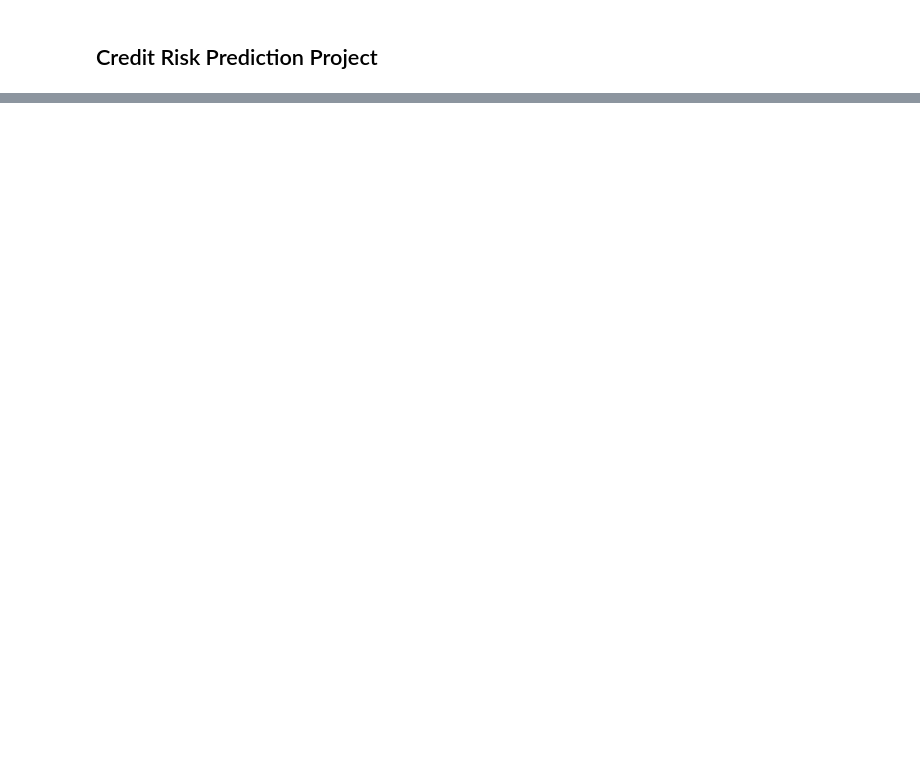
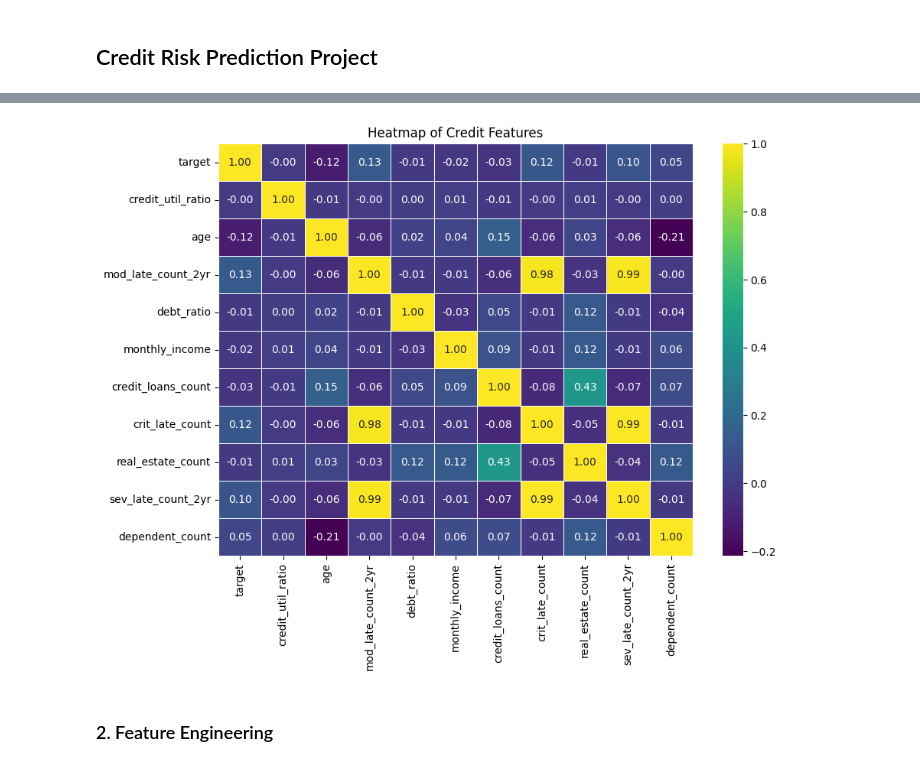
Before and after one commit to nb488/Credit-Risk-Prediction-Project, a Jupyter notebook: main.ipynb, the cells around one changed output, grey strips where cells are left out. Cells and saved outputs as stored; diff of their text form; code cells hidden in the pictures; blank space fills up the shorter version.

Commit message:
EDA + Feature engineering

```diff
--- a/main.ipynb
+++ b/main.ipynb
@@ -10,0 +164,13 @@ ModuleNotFoundError: No module named 'pandas'
+# %%
+# Create a Heatmap to show correlations between features
+corr_subset = credit_traindf[credit_traindf.columns[:1000]].corr()
+
+
+plt.figure(figsize=(10, 7))
+sns.heatmap(corr_subset, annot=True, cmap='viridis', fmt=".2f", linewidths=.5)
+plt.title('Heatmap of Credit Features')
+plt.show()
+# %% [output]
+[figure, added]
+# %% [markdown]
+### 2. Feature Engineering
```
Also changed, not shown: parts of 19 cells of this notebook.
